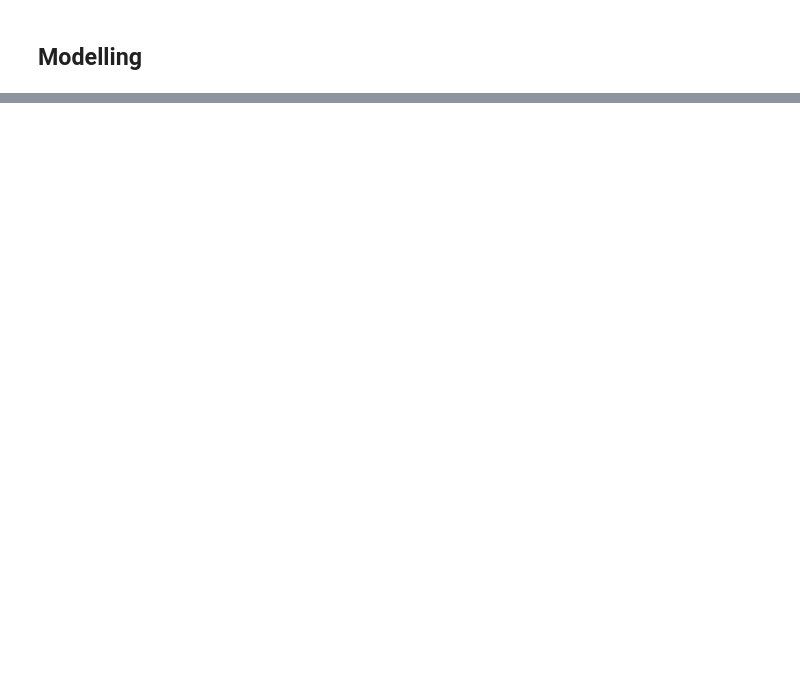
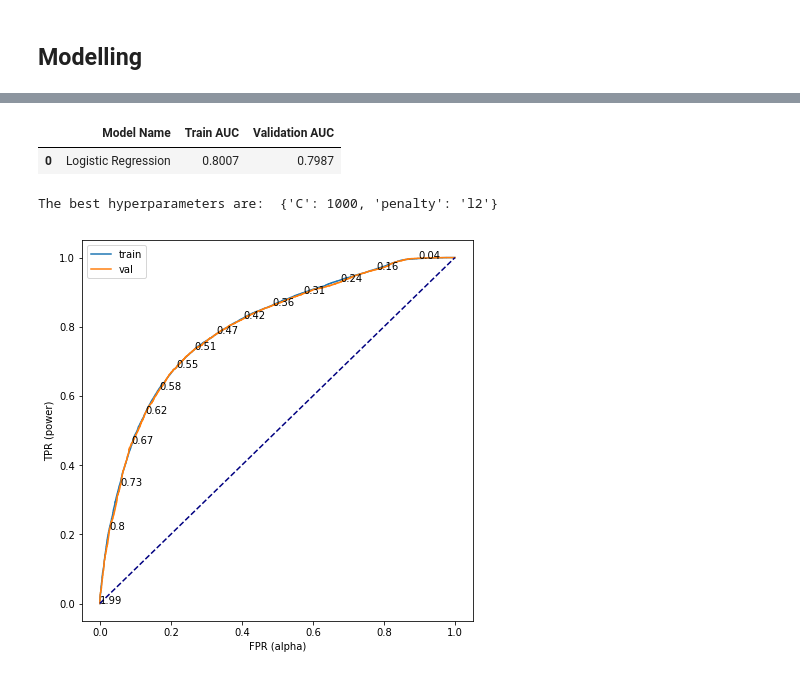
Before and after one commit to awesomeahi95/Forest_Trees, a Jupyter notebook: Forest_Ahilan.ipynb, the cells around one changed output, grey strips where cells are left out. Drawn from its saved outputs; the diff is of its cells as text; code cells hidden in the pictures; blank space fills up the shorter version.

```diff
--- a/Forest_Ahilan.ipynb
+++ b/Forest_Ahilan.ipynb
@@ -517,0 +409,12 @@ Wall time: 21.2 s
+# %%
+logistic1 = Classification('Logistic Regression',X_train_s,X_val_s,y_train,y_val)
+# %%
+param_grid = {"penalty":['l1', 'l2'],            # l1 and l2 are different type of penalties  # Algorithm to use in the optimization problem
+              "C":[0.01,0.1,1,10,100,1000,10000]}           # Inverse of regularization strength; must be a positive float. Like in support vector machines, smaller values specify stronger regularization
+
+logistic1.get_scores(param_grid,skf)
+# %% [output]
+|  | Model Name | Train AUC | Validation AUC |
+| 0 | Logistic Regression | 0.8007 | 0.7987 |
+The best hyperparameters are:  {'C': 1000, 'penalty': 'l2'}
+[figure, added]
```
Also changed, not shown: parts of 56 cells of this notebook.
